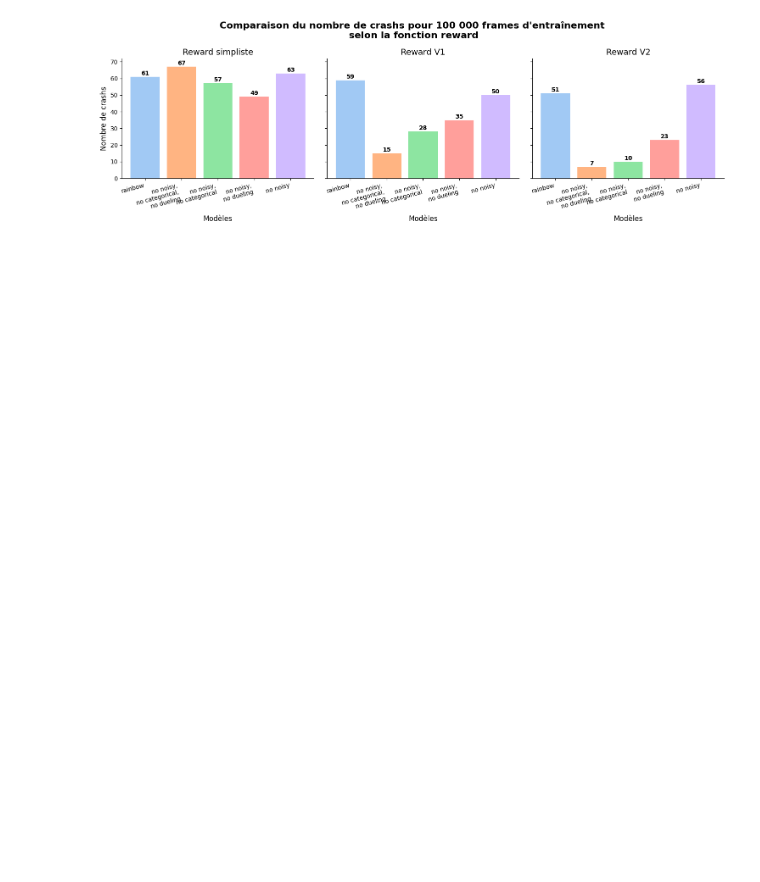
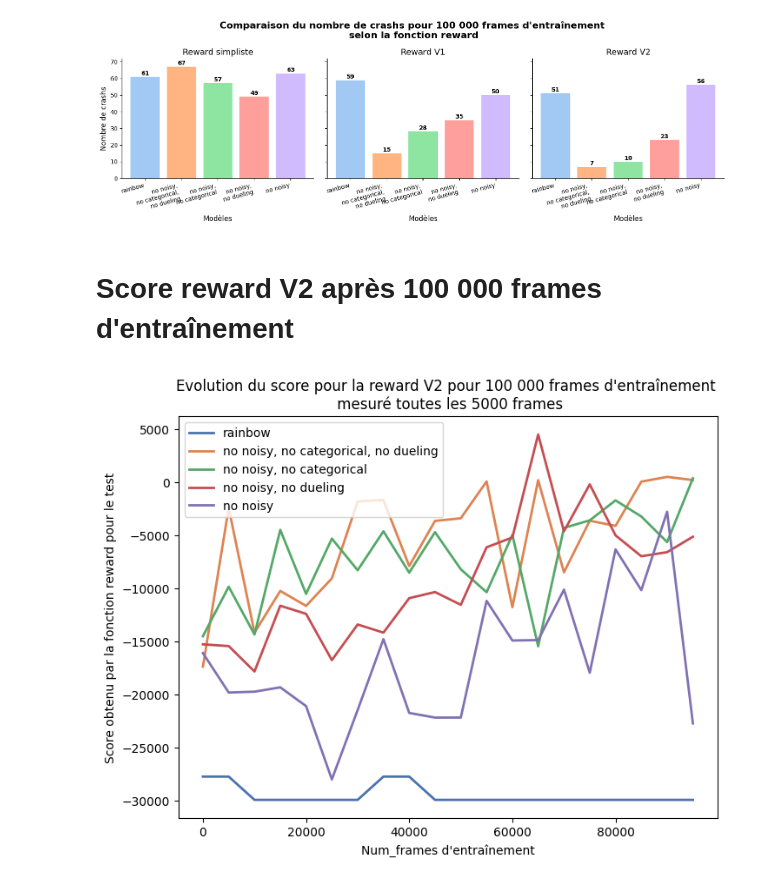
Before and after one commit to Mont-Lo/Planif_en_IA, a Jupyter notebook: figures.ipynb, the cells around one changed output. Drawn from its saved outputs; the diff is of its cells as text; code cells hidden in the pictures; blank space fills up the shorter version.

```diff
--- a/figures.ipynb
+++ b/figures.ipynb
@@ -1,7 +12,4 @@
 # %%
-import matplotlib.pyplot as plt
-import seaborn as sns
-
 # Modèles (les mêmes pour toutes les expériences)
 modeles = [
     "rainbow",
@@ -11,7 +19,7 @@ modeles = [
     "no noisy"
 ]
 
-# Nombre de crashs pour chaque modèle
+# Nombre de crashs pour chaque modèle rentré à la main grâce au tableau excel du dossier résultat
 crashs_r1 = [59, 15, 28, 35, 50]
 crashs_r2 = [51,7,10,23, 56]
 crashs_r3 = [61, 67, 57, 49,63]
@@ -38,6 +46,7 @@ for i, ax in enumerate(axes):
     # Affichage des valeurs sur les barres
     for bar, v in zip(bars, crashs_list[i]):
         ax.text(bar.get_x() + bar.get_width()/2, v + 1, str(v), ha='center', fontsize=10, fontweight='bold')
+    ax.set_xticks(range(len(modeles)))
     ax.set_xticklabels(modeles, rotation=15, ha='right')
 
 # Ajustement de l'espacement
@@ -52,22 +59,43 @@ plt.show()
+# %% [markdown]
+# Score reward V2 après 100 000 frames d'entraînement
+# %%
+num_frames = 100000
+ss_num_frames = 5000
+# %%
+noms_agents = ["rainbow", "no_three", "no_noisy_no_categ","no_noisy_no_duel", "no_noisy"]
+
+# Récupération des scores avec les listes qu'on a enregistré
+def load_score():
+    """Charge les scores sauvegardés."""
+    score_agents = []
+    for i in range(len(noms_agents)):
+        filename = f"./resultat/scores/score_agents_" + noms_agents[i] + "_" + str(num_frames) + ".pkl"
+        with open(filename, "rb") as f:
+            score_agents.append(pickle.load(f)[0])
+    return score_agents
+
+score_agents = load_score()
 # %%
 liste_frames = np.arange(0, num_frames, ss_num_frames)
-liste_label = [nom_agent]
+liste_label = ["rainbow", "no noisy, no categorical, no dueling", "no noisy, no categorical", "no noisy, no dueling", "no noisy"]
 
 # Générer une palette de 5 couleurs harmonieuses
 colors = sns.color_palette("deep", n_colors=len(liste_label))
 
 # Création de la figure et du graphe
 plt.figure(figsize=(8, 6))
-plt.title("Graphe avec " + str(len(liste_label)) + " courbes")
+plt.title("Evolution du score pour la reward V2 pour 100 000 frames d'entraînement \n mesuré toutes les 5000 frames")
 
 # Tracer les courbes
 for i in range(len(liste_label)):
     plt.plot(liste_frames, score_agents[i], label=liste_label[i], color=colors[i], linewidth=2)
 
 # Ajout de la légende et des labels
 plt.xlabel("Num_frames d'entraînement")
-plt.ylabel(f"Score obtenu par la fonction reward {reward_function} pour le test")
+plt.ylabel(f"Score obtenu par la fonction reward pour le test")
 plt.legend()
 
 # Affichage du graphe
 plt.show()
+# %% [output]
+[figure, added]
```
Also changed, not shown: parts of 6 cells of this notebook, 7 other files.
